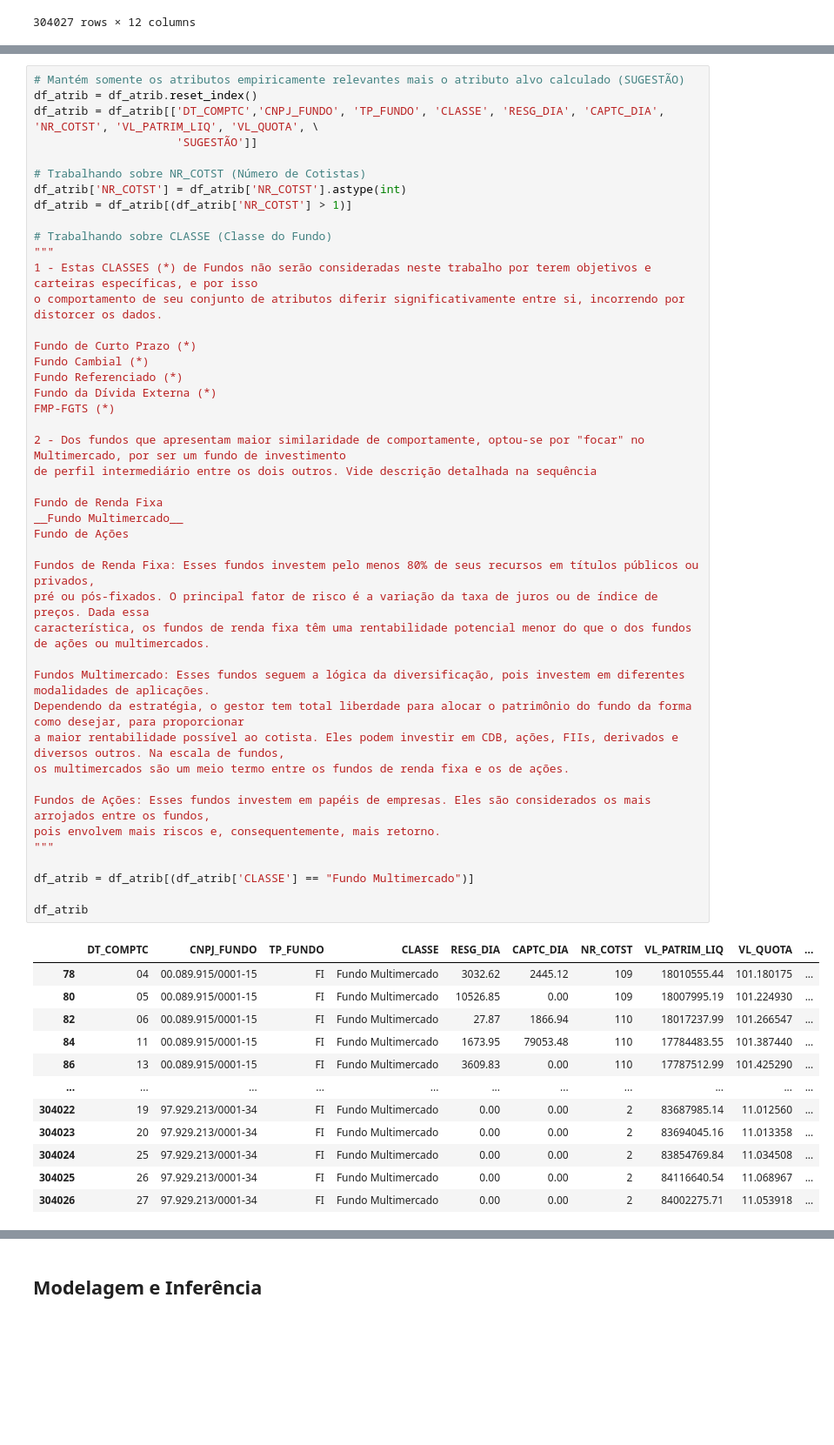
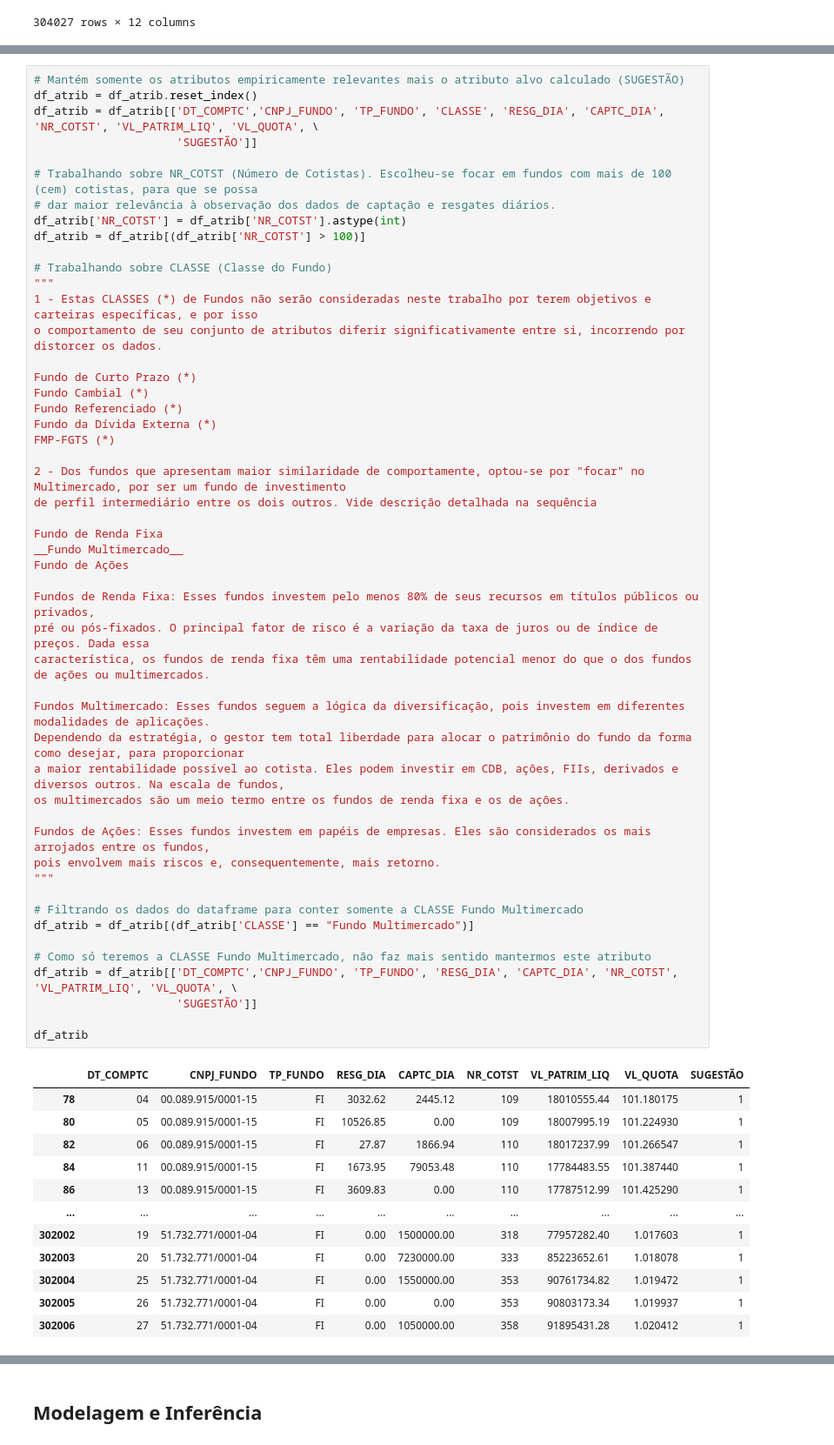
Before and after one commit to Moriblo/MVP_Spt4_EngSoft, a Jupyter notebook: MVP_SPT4_EngSoft_MLFI.ipynb, the cells around one changed output, grey strips where cells are left out. Shown at 87% size. Drawn from its saved outputs; the diff is of its cells as text; blank space fills up the shorter version.

```diff
--- a/MVP_SPT4_EngSoft_MLFI.ipynb
+++ b/MVP_SPT4_EngSoft_MLFI.ipynb
@@ -189,9 +189,10 @@ df_atrib = df_atrib.reset_index()
 df_atrib = df_atrib[['DT_COMPTC','CNPJ_FUNDO', 'TP_FUNDO', 'CLASSE', 'RESG_DIA', 'CAPTC_DIA', 'NR_COTST', 'VL_PATRIM_LIQ', 'VL_QUOTA', \
                      'SUGESTÃO']]
 
-# Trabalhando sobre NR_COTST (Número de Cotistas)
+# Trabalhando sobre NR_COTST (Número de Cotistas). Escolheu-se focar em fundos com mais de 100 (cem) cotistas, para que se possa
+# dar maior relevância à observação dos dados de captação e resgates diários.
 df_atrib['NR_COTST'] = df_atrib['NR_COTST'].astype(int)
-df_atrib = df_atrib[(df_atrib['NR_COTST'] > 1)]
+df_atrib = df_atrib[(df_atrib['NR_COTST'] > 100)]
 
 # Trabalhando sobre CLASSE (Classe do Fundo)
 """
@@ -201,42 +202,47 @@ o comportamento de seu conjunto de atributos diferir significativamente entre si
 Fundo de Curto Prazo (*)
 Fundo Cambial (*)
 Fundo Referenciado (*)
 Fundo da Dívida Externa (*)
 FMP-FGTS (*)
 
 2 - Dos fundos que apresentam maior similaridade de comportamente, optou-se por "focar" no Multimercado, por ser um fundo de investimento
 de perfil intermediário entre os dois outros. Vide descrição detalhada na sequência
 
 Fundo de Renda Fixa
 __Fundo Multimercado__
 Fundo de Ações
 
 Fundos de Renda Fixa: Esses fundos investem pelo menos 80% de seus recursos em títulos públicos ou privados,
 pré ou pós-fixados. O principal fator de risco é a variação da taxa de juros ou de índice de preços. Dada essa
 característica, os fundos de renda fixa têm uma rentabilidade potencial menor do que o dos fundos de ações ou multimercados.
 
 Fundos Multimercado: Esses fundos seguem a lógica da diversificação, pois investem em diferentes modalidades de aplicações.
 Dependendo da estratégia, o gestor tem total liberdade para alocar o patrimônio do fundo da forma como desejar, para proporcionar
 a maior rentabilidade possível ao cotista. Eles podem investir em CDB, ações, FIIs, derivados e diversos outros. Na escala de fundos,
 os multimercados são um meio termo entre os fundos de renda fixa e os de ações.
 
 Fundos de Ações: Esses fundos investem em papéis de empresas. Eles são considerados os mais arrojados entre os fundos,
 pois envolvem mais riscos e, consequentemente, mais retorno.
 """
 
+# Filtrando os dados do dataframe para conter somente a CLASSE Fundo Multimercado
 df_atrib = df_atrib[(df_atrib['CLASSE'] == "Fundo Multimercado")]
 
+# Como só teremos a CLASSE Fundo Multimercado, não faz mais sentido mantermos este atributo
+df_atrib = df_atrib[['DT_COMPTC','CNPJ_FUNDO', 'TP_FUNDO', 'RESG_DIA', 'CAPTC_DIA', 'NR_COTST', 'VL_PATRIM_LIQ', 'VL_QUOTA', \
+                     'SUGESTÃO']]
+
 df_atrib
 # %% [output]
-|  | DT_COMPTC | CNPJ_FUNDO | TP_FUNDO | CLASSE | RESG_DIA | CAPTC_DIA | NR_COTST | VL_PATRIM_LIQ | VL_QUOTA | ... |
-| 78 | 04 | 00.089.915/0001-15 | FI | Fundo Multimercado | 3032.62 | 2445.12 | 109 | 18010555.44 | 101.180175 | ... |
-| 80 | 05 | 00.089.915/0001-15 | FI | Fundo Multimercado | 10526.85 | 0.00 | 109 | 18007995.19 | 101.224930 | ... |
-| 82 | 06 | 00.089.915/0001-15 | FI | Fundo Multimercado | 27.87 | 1866.94 | 110 | 18017237.99 | 101.266547 | ... |
-| 84 | 11 | 00.089.915/0001-15 | FI | Fundo Multimercado | 1673.95 | 79053.48 | 110 | 17784483.55 | 101.387440 | ... |
-| 86 | 13 | 00.089.915/0001-15 | FI | Fundo Multimercado | 3609.83 | 0.00 | 110 | 17787512.99 | 101.425290 | ... |
-| ... | ... | ... | ... | ... | ... | ... | ... | ... | ... | ... |
-| 304022 | 19 | 97.929.213/0001-34 | FI | Fundo Multimercado | 0.00 | 0.00 | 2 | 83687985.14 | 11.012560 | ... |
-| 304023 | 20 | 97.929.213/0001-34 | FI | Fundo Multimercado | 0.00 | 0.00 | 2 | 83694045.16 | 11.013358 | ... |
-| 304024 | 25 | 97.929.213/0001-34 | FI | Fundo Multimercado | 0.00 | 0.00 | 2 | 83854769.84 | 11.034508 | ... |
-| 304025 | 26 | 97.929.213/0001-34 | FI | Fundo Multimercado | 0.00 | 0.00 | 2 | 84116640.54 | 11.068967 | ... |
-| 304026 | 27 | 97.929.213/0001-34 | FI | Fundo Multimercado | 0.00 | 0.00 | 2 | 84002275.71 | 11.053918 | ... |
+|  | DT_COMPTC | CNPJ_FUNDO | TP_FUNDO | RESG_DIA | CAPTC_DIA | NR_COTST | VL_PATRIM_LIQ | VL_QUOTA | SUGESTÃO |
+| 78 | 04 | 00.089.915/0001-15 | FI | 3032.62 | 2445.12 | 109 | 18010555.44 | 101.180175 | 1 |
+| 80 | 05 | 00.089.915/0001-15 | FI | 10526.85 | 0.00 | 109 | 18007995.19 | 101.224930 | 1 |
+| 82 | 06 | 00.089.915/0001-15 | FI | 27.87 | 1866.94 | 110 | 18017237.99 | 101.266547 | 1 |
+| 84 | 11 | 00.089.915/0001-15 | FI | 1673.95 | 79053.48 | 110 | 17784483.55 | 101.387440 | 1 |
+| 86 | 13 | 00.089.915/0001-15 | FI | 3609.83 | 0.00 | 110 | 17787512.99 | 101.425290 | 1 |
+| ... | ... | ... | ... | ... | ... | ... | ... | ... | ... |
+| 302002 | 19 | 51.732.771/0001-04 | FI | 0.00 | 1500000.00 | 318 | 77957282.40 | 1.017603 | 1 |
+| 302003 | 20 | 51.732.771/0001-04 | FI | 0.00 | 7230000.00 | 333 | 85223652.61 | 1.018078 | 1 |
+| 302004 | 25 | 51.732.771/0001-04 | FI | 0.00 | 1550000.00 | 353 | 90761734.82 | 1.019472 | 1 |
+| 302005 | 26 | 51.732.771/0001-04 | FI | 0.00 | 0.00 | 353 | 90803173.34 | 1.019937 | 1 |
+| 302006 | 27 | 51.732.771/0001-04 | FI | 0.00 | 1050000.00 | 358 | 91895431.28 | 1.020412 | 1 |
```
Also changed, not shown: parts of 20 cells of this notebook.
